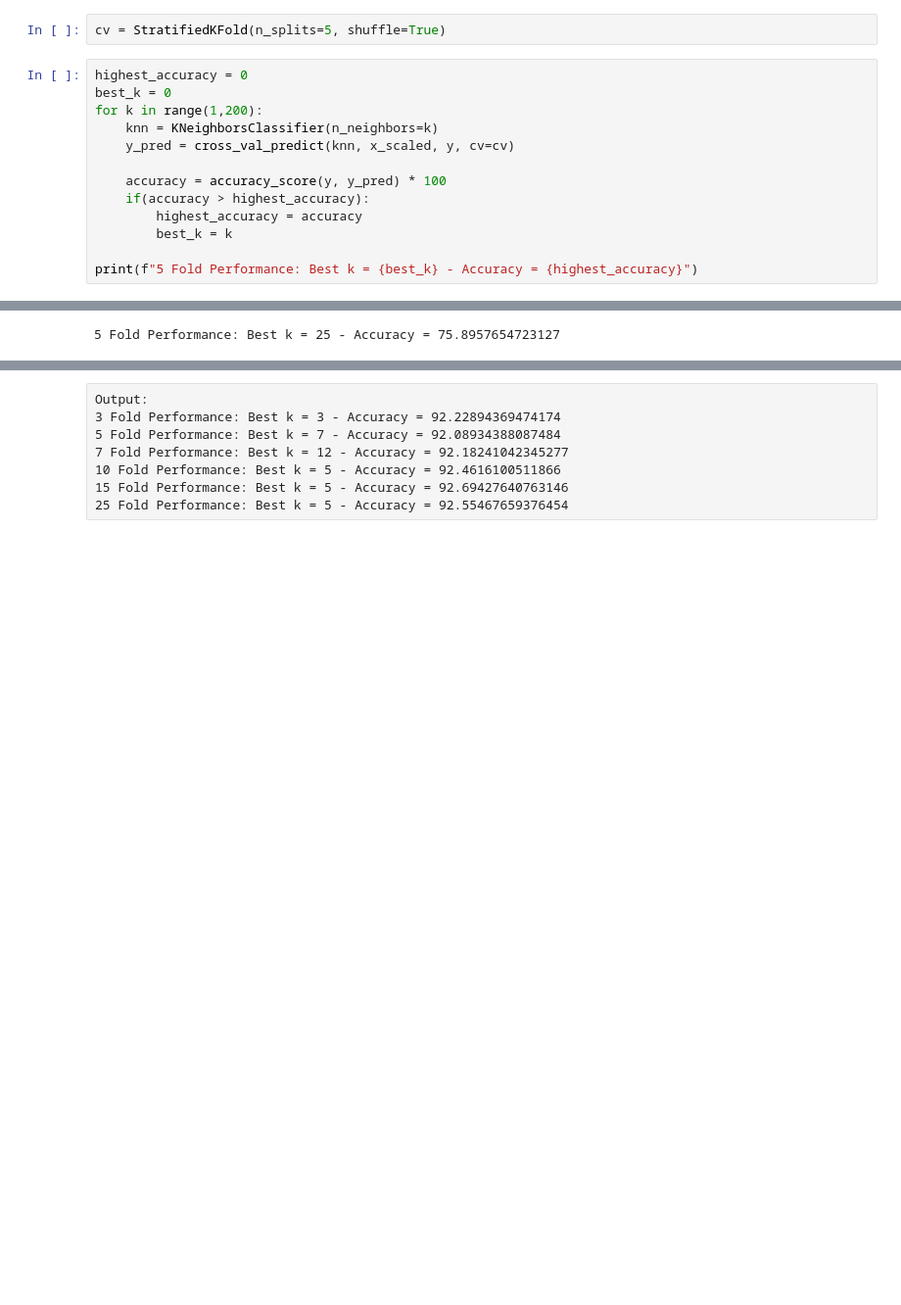
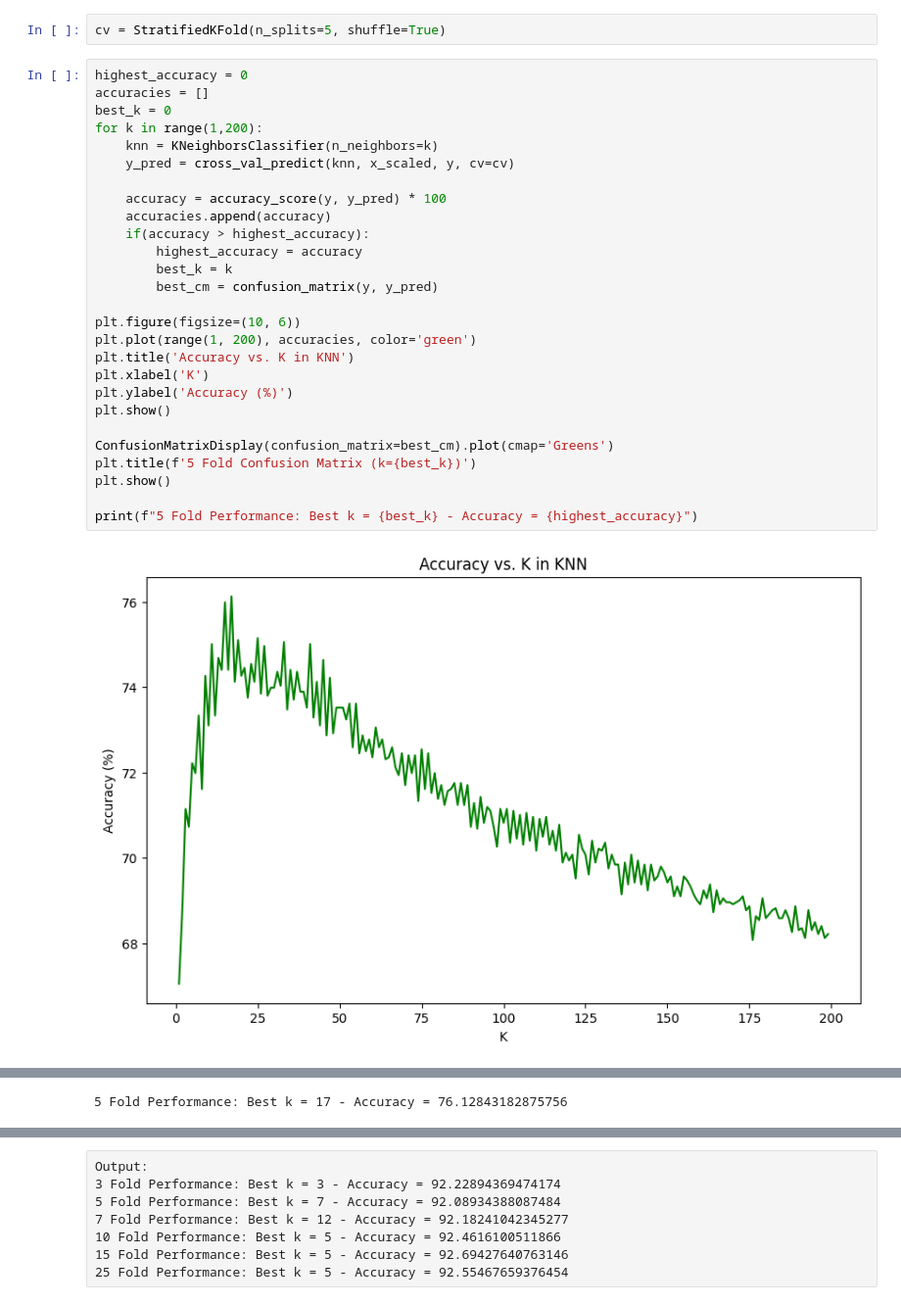
Before and after one commit to simonedinato/CISC5790Project, a Jupyter notebook: book/KNN.ipynb, the cells around one changed output, grey strips where cells are left out. Shown: that part at 98% size. Cells and saved outputs as stored; diff of their text form; blank space fills up the shorter version.

```diff
--- a/book/KNN.ipynb
+++ b/book/KNN.ipynb
@@ -47,15 +47,30 @@ Next, establish the cross validation meathod that will be inserted into the mode
 cv = StratifiedKFold(n_splits=5, shuffle=True)
 # %%
 highest_accuracy = 0
+accuracies = []
 best_k = 0
 for k in range(1,200):
     knn = KNeighborsClassifier(n_neighbors=k)
     y_pred = cross_val_predict(knn, x_scaled, y, cv=cv)
 
     accuracy = accuracy_score(y, y_pred) * 100
+    accuracies.append(accuracy)
     if(accuracy > highest_accuracy):
         highest_accuracy = accuracy
         best_k = k
+        best_cm = confusion_matrix(y, y_pred)
+
+plt.figure(figsize=(10, 6))
+plt.plot(range(1, 200), accuracies, color='green')
+plt.title('Accuracy vs. K in KNN')
+plt.xlabel('K')
+plt.ylabel('Accuracy (%)')
+plt.show()
+
+ConfusionMatrixDisplay(confusion_matrix=best_cm).plot(cmap='Greens')
+plt.title(f'5 Fold Confusion Matrix (k={best_k})')
+plt.show()
 
 print(f"5 Fold Performance: Best k = {best_k} - Accuracy = {highest_accuracy}")
 # %% [output]
+[figure, added]
@@ -62,2 +78,2 @@ print(f"5 Fold Performance: Best k = {best_k} - Accuracy = {highest_accuracy}")
-5 Fold Performance: Best k = 25 - Accuracy = 75.8957654723127
+5 Fold Performance: Best k = 17 - Accuracy = 76.12843182875756
 # %% [raw]
```
Also changed, not shown: parts of 12 cells of this notebook.
